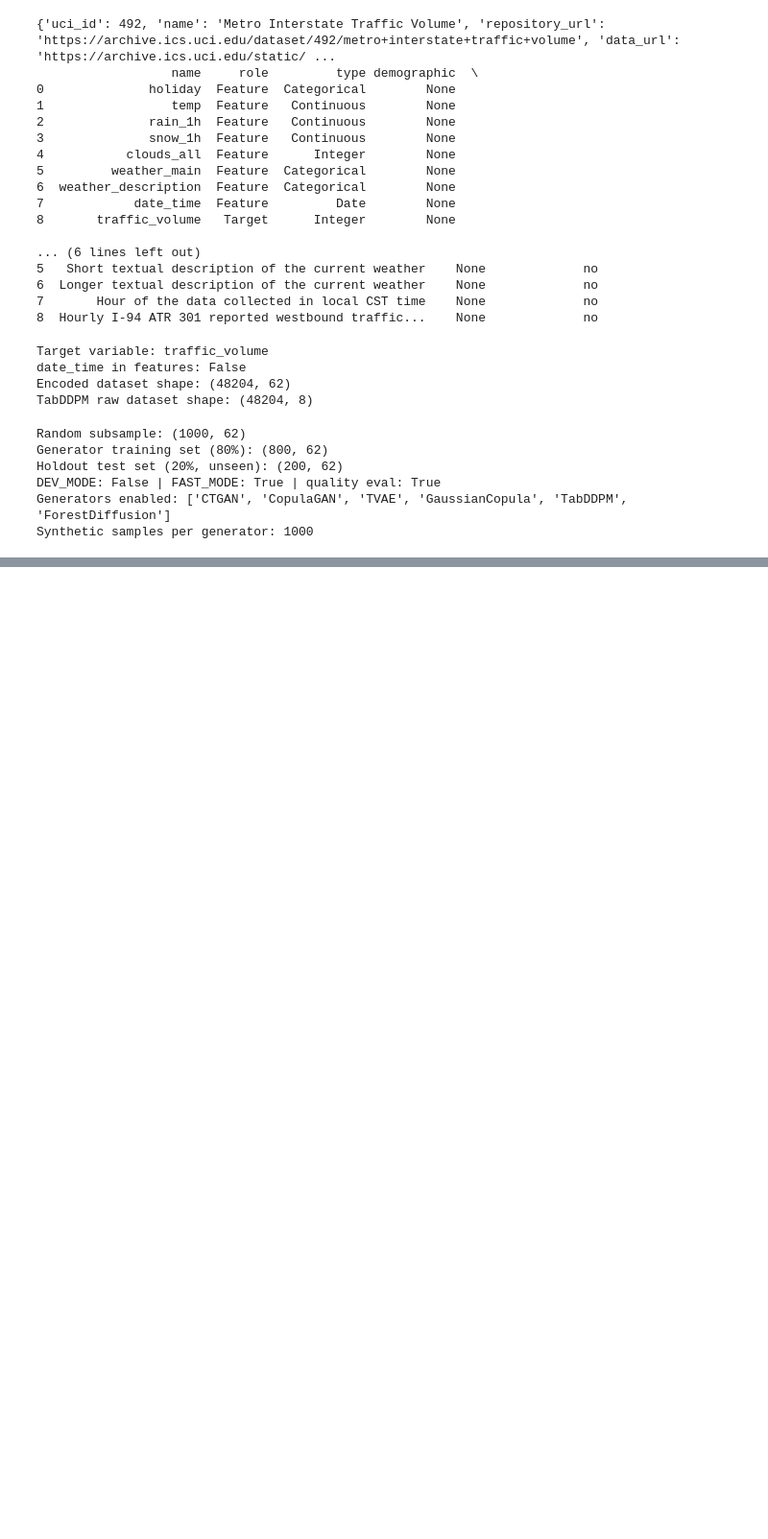
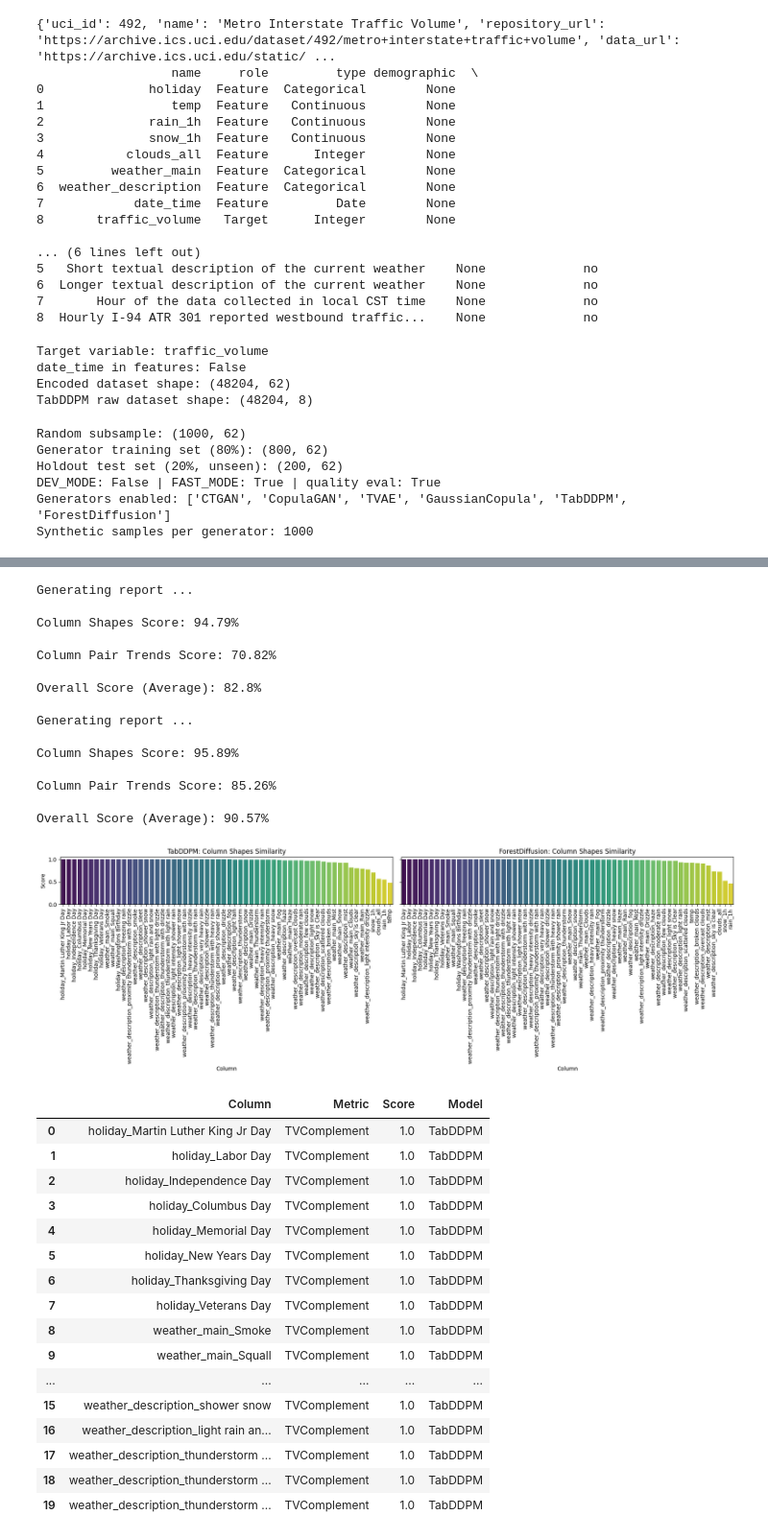
Before and after one commit to gopibattineni/SYNTH_BENCHMARK, a Jupyter notebook: Generators/Experiment with utility data leak/diffusion_dataleak/10. Metro interstate/metro_interstate.ipynb, the cells around one changed output, grey strips where cells are left out. Shown at 96% size. Saved outputs shown, nothing was run; the diff lists cells and outputs as text; code cells hidden in the pictures; blank space fills up the shorter version.

```diff
--- a/Generators/Experiment with utility data leak/diffusion_dataleak/10. Metro interstate/metro_interstate.ipynb
+++ b/Generators/Experiment with utility data leak/diffusion_dataleak/10. Metro interstate/metro_interstate.ipynb
@@ -332,35 +340,3 @@ Training ForestDiffusion...
-# %%
-# ---------------------------------------------------
-# SDV Models (CTGAN, CopulaGAN, TVAE, GaussianCopula)
-# ---------------------------------------------------
-sdv_models = {
-    'CTGAN': CTGANSynthesizer(metadata=train_metadata, epochs=SDV_EPOCHS),
-    'CopulaGAN': CopulaGANSynthesizer(metadata=train_metadata, epochs=SDV_EPOCHS),
-    'TVAE': TVAESynthesizer(metadata=train_metadata, epochs=SDV_EPOCHS),
-    'GaussianCopula': GaussianCopulaSynthesizer(metadata=train_metadata),
-}
-
-for model_name, model in sdv_models.items():
-    if model_name not in GENERATORS_TO_EVAL:
-        print(f'{model_name}: skipped (not in GENERATORS_TO_EVAL)')
-        continue
-    try:
-        model.fit(train_real)
-        synthetic_data = model.sample(N_SYNTH_SAMPLES)
-        synthetic_data = align_to_train_schema(synthetic_data, train_real, target_col)
-        synthetic_datasets[model_name] = synthetic_data.copy()
-        if RUN_QUALITY_EVAL:
-            quality = evaluate_quality(
-                real_data=train_real,
-                synthetic_data=synthetic_data,
-                metadata=train_metadata
-            )
-            scores[model_name] = quality.get_score()
-            print(f'{model_name}: {round(scores[model_name], 4)}')
-        else:
-            print(f'{model_name}: trained (quality eval skipped)')
-    except Exception as e:
-        print(f'{model_name} Failed: {e}')
 # %%
 # Quality summary
 quality_results = []
@@ -398,8 +382,10 @@ else:
     column_shape_details = {}
 
     for model_name in model_order:
-        synth_eval = synthetic_datasets[model_name].drop(columns=[target_col], errors='ignore').copy()
-        synth_eval = synth_eval[real_eval.columns]
+        synth_aligned = align_to_train_schema(
+            synthetic_datasets[model_name], train_real, target_col
+        )
+        synth_eval = synth_aligned.drop(columns=[target_col], errors='ignore').copy()
 
         qr = QualityReport()
         qr.generate(
@@ -413,33 +399,67 @@ else:
 
     fig, axes = plt.subplots(1, len(model_order), figsize=(9 * len(model_order), 6), sharey=True)
     if len(model_order) == 1:
         axes = [axes]
 
     for ax, model_name in zip(axes, model_order):
         details = column_shape_details[model_name]
 
         sns.barplot(
             x='Column',
             y='Score',
             data=details,
             palette='viridis',
             ax=ax
         )
 
         ax.set_title(f'{model_name}: Column Shapes Similarity')
         ax.tick_params(axis='x', rotation=90)
         ax.set_xlabel('Column')
         ax.set_ylabel('Score')
 
     plt.tight_layout()
     plt.show()
 
     combined_details = pd.concat(
         [df.assign(Model=name) for name, df in column_shape_details.items()],
         ignore_index=True
     )
 
     display(combined_details.head(20))
+# %% [output]
+Generating report ...
+
+Column Shapes Score: 94.79%
+
+Column Pair Trends Score: 70.82%
+
+Overall Score (Average): 82.8%
+
+Generating report ...
+
+Column Shapes Score: 95.89%
+
+Column Pair Trends Score: 85.26%
+
+Overall Score (Average): 90.57%
+[figure, added]
+|  | Column | Metric | Score | Model |
+| 0 | holiday_Martin Luther King Jr Day | TVComplement | 1.0 | TabDDPM |
+| 1 | holiday_Labor Day | TVComplement | 1.0 | TabDDPM |
+| 2 | holiday_Independence Day | TVComplement | 1.0 | TabDDPM |
+| 3 | holiday_Columbus Day | TVComplement | 1.0 | TabDDPM |
+| 4 | holiday_Memorial Day | TVComplement | 1.0 | TabDDPM |
+| 5 | holiday_New Years Day | TVComplement | 1.0 | TabDDPM |
+| 6 | holiday_Thanksgiving Day | TVComplement | 1.0 | TabDDPM |
+| 7 | holiday_Veterans Day | TVComplement | 1.0 | TabDDPM |
+| 8 | weather_main_Smoke | TVComplement | 1.0 | TabDDPM |
+| 9 | weather_main_Squall | TVComplement | 1.0 | TabDDPM |
+| ... | ... | ... | ... | ... |
+| 15 | weather_description_shower snow | TVComplement | 1.0 | TabDDPM |
+| 16 | weather_description_light rain an... | TVComplement | 1.0 | TabDDPM |
+| 17 | weather_description_thunderstorm ... | TVComplement | 1.0 | TabDDPM |
+| 18 | weather_description_thunderstorm ... | TVComplement | 1.0 | TabDDPM |
+| 19 | weather_description_thunderstorm ... | TVComplement | 1.0 | TabDDPM |
 # %%
 from sklearn.base import clone
 from sklearn.metrics import r2_score, mean_squared_error, mean_absolute_error
```
Also changed, not shown: parts of 8 cells of this notebook, 11 other files.
